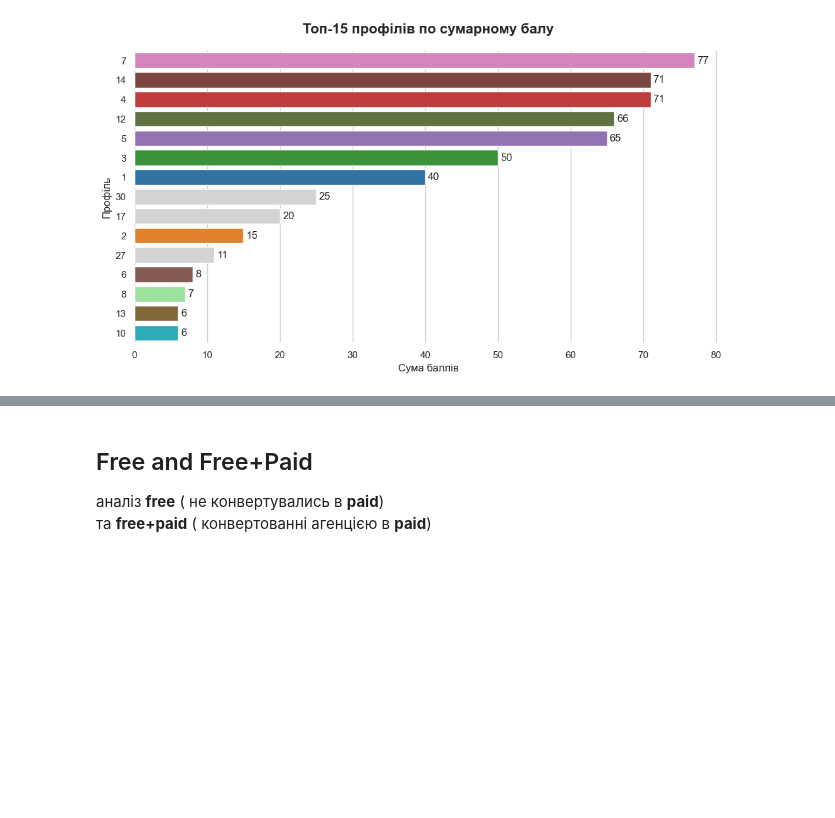
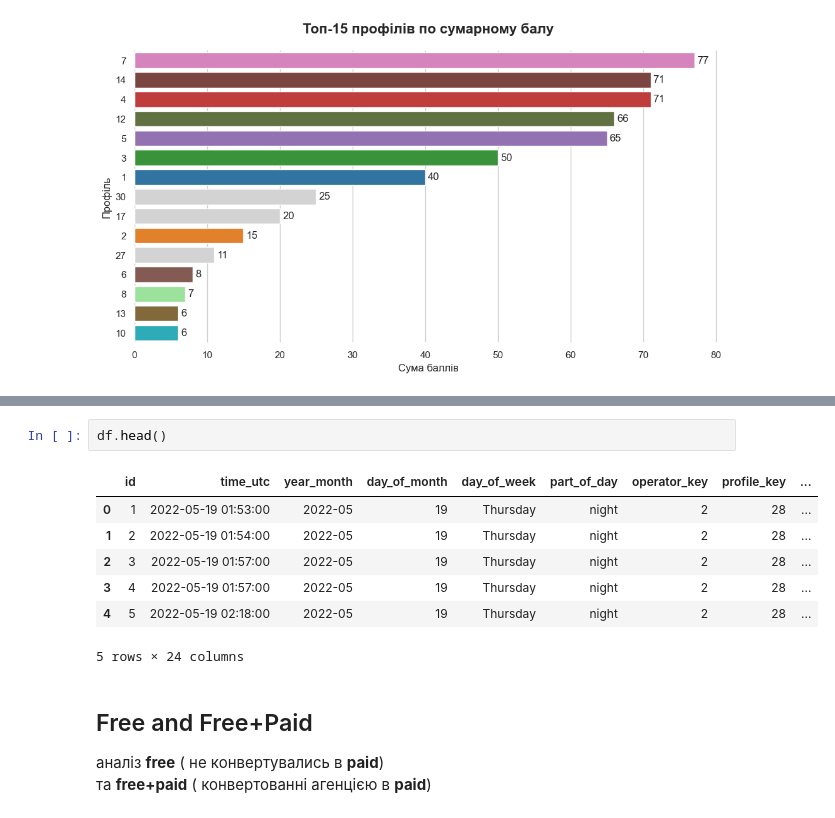
Before and after one commit to Chocopie-DA/db_analysis_sql_sweetylove, a Jupyter notebook: 03_notebooks/EDA.ipynb, the cells around one changed output, grey strips where cells are left out. Saved outputs shown, nothing was run; the diff lists cells and outputs as text; blank space fills up the shorter version.

```diff
--- a/03_notebooks/EDA.ipynb
+++ b/03_notebooks/EDA.ipynb
@@ -2430,3 +2544,13 @@ top_15_profiles_plot
+# %%
+df.head()
+# %% [output]
+|  | id | time_utc | year_month | day_of_month | day_of_week | part_of_day | operator_key | profile_key | ... |
+| 0 | 1 | 2022-05-19 01:53:00 | 2022-05 | 19 | Thursday | night | 2 | 28 | ... |
+| 1 | 2 | 2022-05-19 01:54:00 | 2022-05 | 19 | Thursday | night | 2 | 28 | ... |
+| 2 | 3 | 2022-05-19 01:57:00 | 2022-05 | 19 | Thursday | night | 2 | 28 | ... |
+| 3 | 4 | 2022-05-19 01:57:00 | 2022-05 | 19 | Thursday | night | 2 | 28 | ... |
+| 4 | 5 | 2022-05-19 02:18:00 | 2022-05 | 19 | Thursday | night | 2 | 28 | ... |
+5 rows × 24 columns
 # %% [markdown]
 ## Free and Free+Paid
 аналіз **free** ( не конвертувались в **paid**)
```
Also changed, not shown: parts of 14 cells of this notebook.
